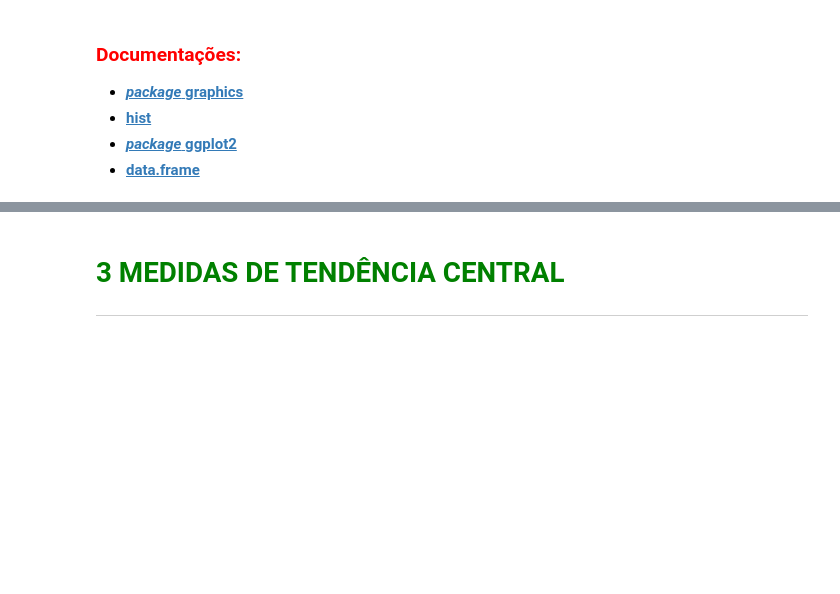
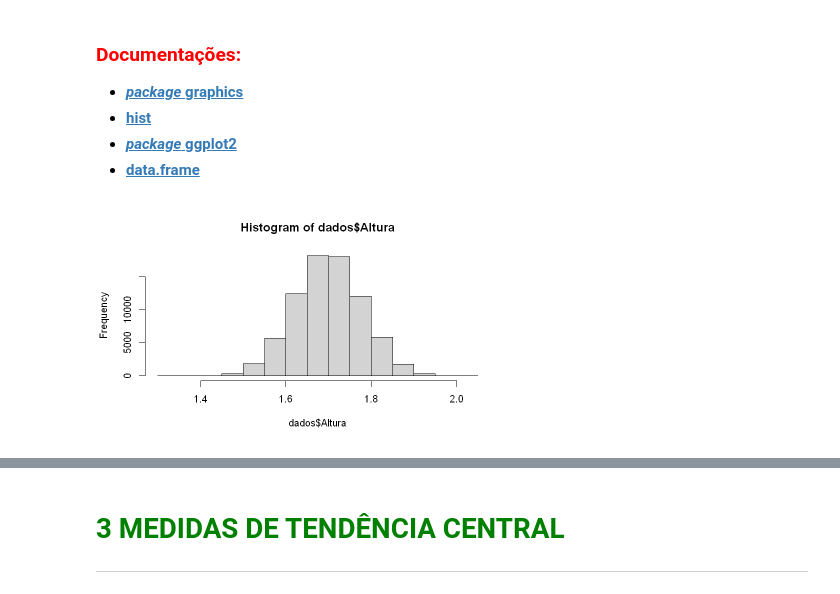
Before and after one commit to reihtw/Estatistica-R, a Jupyter notebook: 1 - Conceitos iniciais de estatísistica/frequencias-e-medidas/Curso_de_Estatística_Parte_1.ipynb, the cells around one changed output, grey strips where cells are left out. Drawn from its saved outputs; the diff is of its cells as text; code cells hidden in the pictures; blank space fills up the shorter version.

```diff
--- a/1 - Conceitos iniciais de estatísistica/frequencias-e-medidas/Curso_de_Estatística_Parte_1.ipynb
+++ b/1 - Conceitos iniciais de estatísistica/frequencias-e-medidas/Curso_de_Estatística_Parte_1.ipynb
@@ -564,3 +765,7 @@ O <b>HISTOGRAMA</b> é a representação gráfica de uma distribuição de frequ
+# %%
+hist(dados$Altura)
+# %% [output]
+[figure, added]
 # %%
 hist(
     x = dados$Altura,
```
Also changed, not shown: parts of 31 cells of this notebook.
